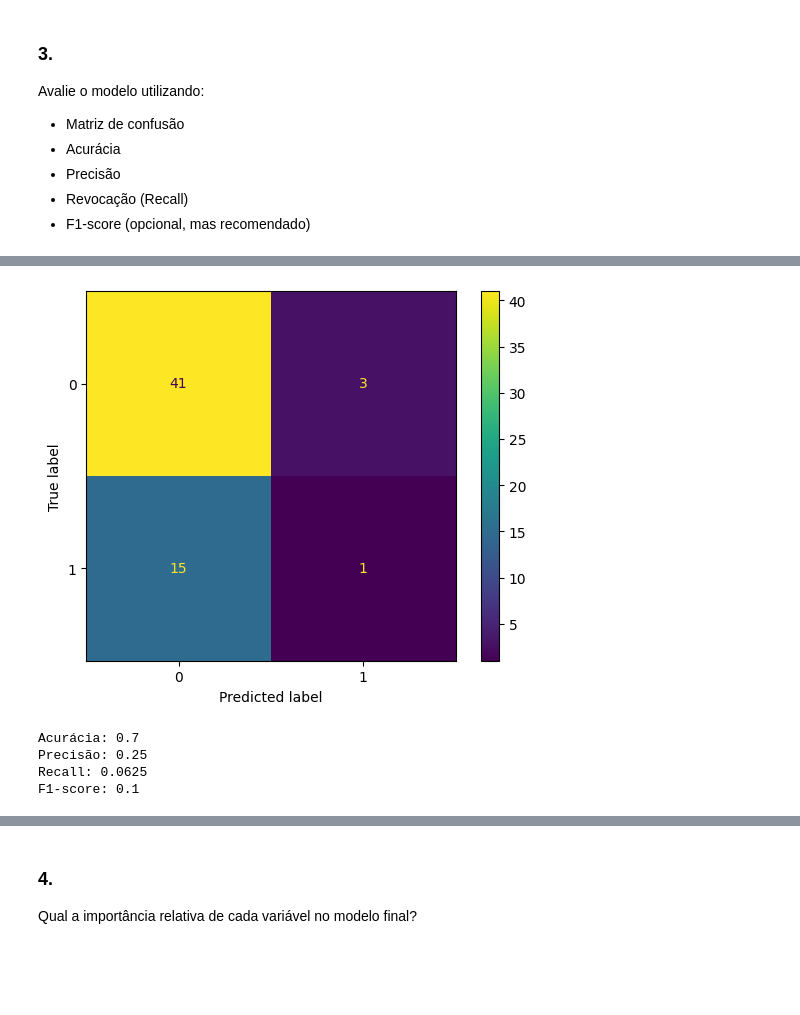
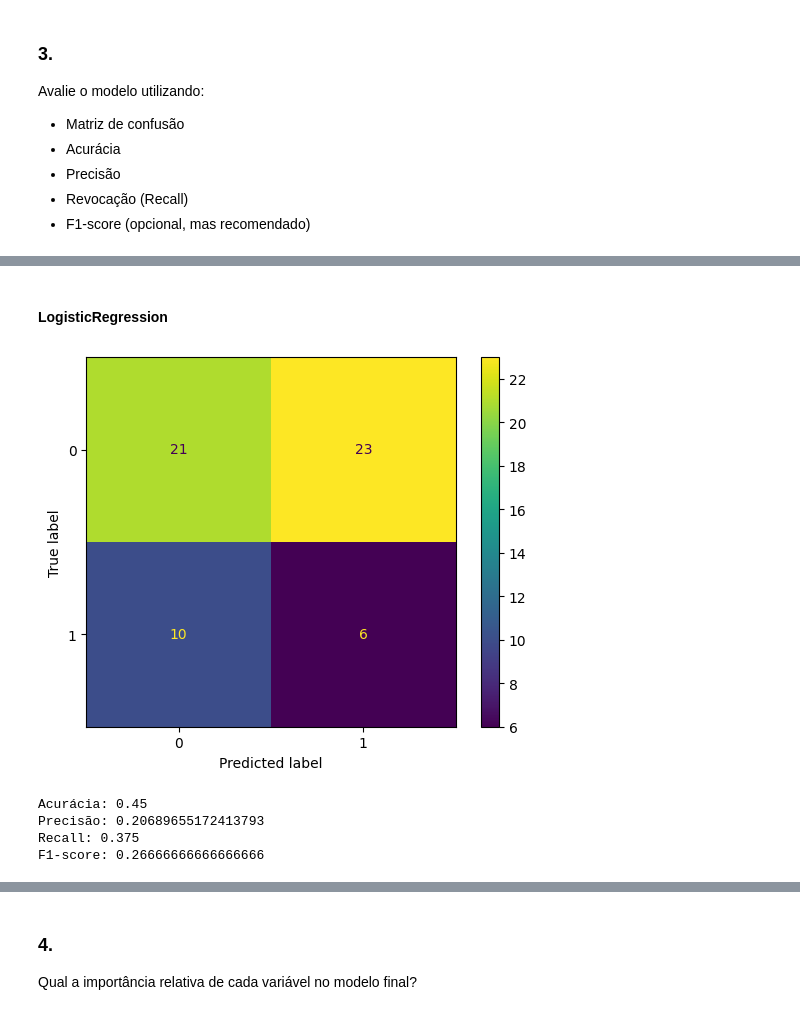
Before and after one commit to pathilink/sp_global_bootcamp, a Jupyter notebook: 7_desafio_modelos_classificacao/desafio_modelos_classificacao.ipynb, the cells around one changed output, grey strips where cells are left out. Saved outputs shown, nothing was run; the diff lists cells and outputs as text; code cells hidden in the pictures; blank space fills up the shorter version.

Commit message:
Add new models

```diff
--- a/7_desafio_modelos_classificacao/desafio_modelos_classificacao.ipynb
+++ b/7_desafio_modelos_classificacao/desafio_modelos_classificacao.ipynb
@@ -113,6 +122,11 @@ X_train, X_test, y_train, y_test = train_test_split(
 )
+# %%
+# tratar desbalanceamento
+## oversampling (aumentar a minoria) - Técnica: SMOTE
+sm = SMOTE(random_state=18)
+X_train_bal, y_train_bal = sm.fit_resample(X_train, y_train)
 # %%
 # normalização
 scaler = StandardScaler()
-X_train = scaler.fit_transform(X_train)
-X_test = scaler.transform(X_test)
+X_train_bal_scaled = scaler.fit_transform(X_train_bal)
+X_test_scaled = scaler.transform(X_test) # nunca usar fit no teste, só transform
@@ -130,0 +135,4 @@ RandomForestClassifier(class_weight='balanced', random_state=42)
+# %%
+# modelo
+forest = RandomForestClassifier(n_estimators=100, random_state=18)
+forest.fit(X_train_bal_scaled, y_train_bal)
@@ -130,0 +143,3 @@ RandomForestClassifier(class_weight='balanced', random_state=42)
+# %%
+log_model = LogisticRegression(random_state=18)
+log_model.fit(X_train_bal_scaled, y_train_bal)
@@ -139,21 +187,23 @@ Avalie o modelo utilizando:
+# %% [markdown]
+#### LogisticRegression
 # %%
 # predito
-y_pred = model.predict(X_test)
+y_pred_log_model = log_model.predict(X_test_scaled)
 
 # matriz de Confusão
-cm = confusion_matrix(y_test, y_pred)
-disp = ConfusionMatrixDisplay(confusion_matrix=cm)
-disp.plot()
+cm_log_model = confusion_matrix(y_test, y_pred_log_model)
+disp_log_model = ConfusionMatrixDisplay(confusion_matrix=cm_log_model)
+disp_log_model.plot()
 plt.show()
 
 # métricas
-print('Acurácia:', accuracy_score(y_test, y_pred))
-print('Precisão:', precision_score(y_test, y_pred))
-print('Recall:', recall_score(y_test, y_pred))
-print('F1-score:', f1_score(y_test, y_pred))
+print('Acurácia:', accuracy_score(y_test, y_pred_log_model))
+print('Precisão:', precision_score(y_test, y_pred_log_model))
+print('Recall:', recall_score(y_test, y_pred_log_model))
+print('F1-score:', f1_score(y_test, y_pred_log_model))
 # %% [output]
-[figure, old version]
+[figure, new version]
-Acurácia: 0.7
-Precisão: 0.25
-Recall: 0.0625
-F1-score: 0.1
+Acurácia: 0.45
+Precisão: 0.20689655172413793
+Recall: 0.375
+F1-score: 0.26666666666666666
```
Also changed, not shown: parts of 49 cells of this notebook.
